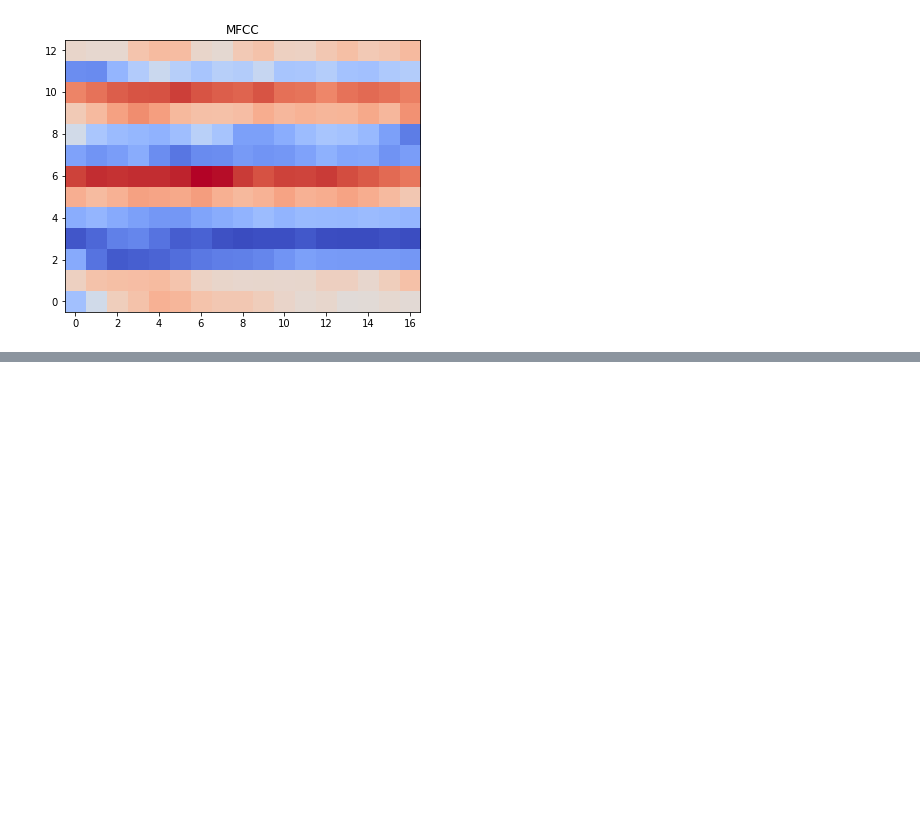
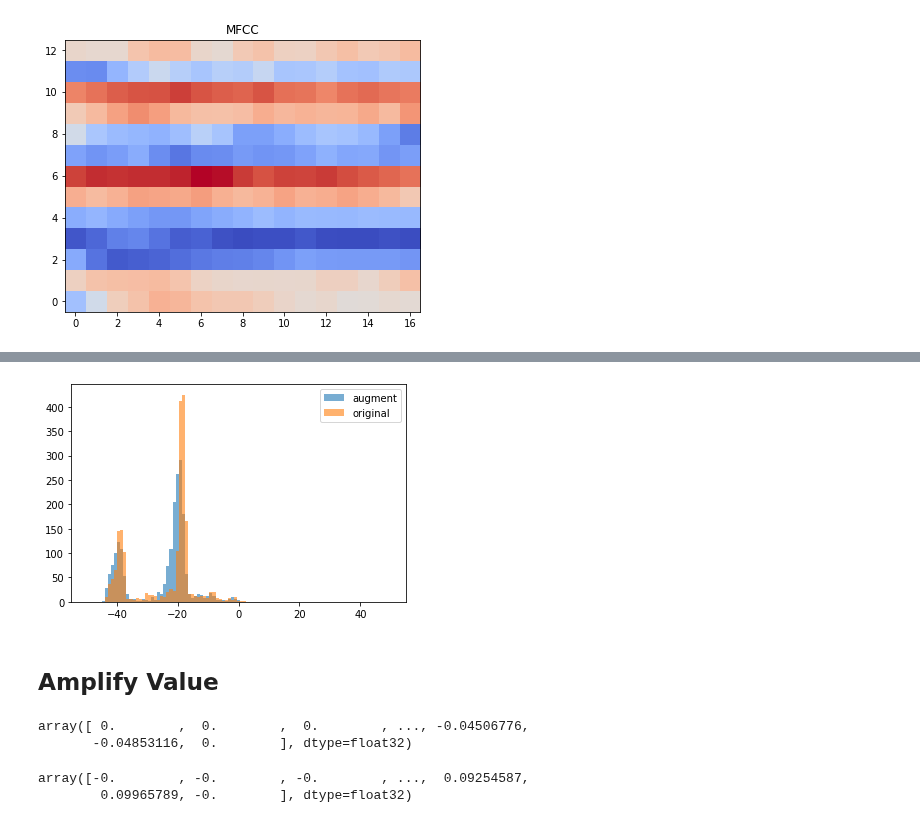
Before and after one commit to thanatlap/master-thesis-vocal-tract-inversion-journal, a Jupyter notebook: misc/Feature_EDA.ipynb, the cells around one changed output, grey strips where cells are left out. Cells and saved outputs as stored; diff of their text form; code cells hidden in the pictures; blank space fills up the shorter version.

```diff
--- a/misc/Feature_EDA.ipynb
+++ b/misc/Feature_EDA.ipynb
@@ -54,0 +97,6 @@ array(['a:;1', 'i:;2', 'a:;1', 'u:;2', 'a:;1', 'e:;2', 'a:;1', 'E;2',
+# %%
+plot_diff_dist(pitch_mfcc, audio_mfcc, mfcc_idx=0)
+# %% [output]
+[figure, added]
+# %% [markdown]
+## Amplify Value
@@ -54,0 +106,10 @@ array(['a:;1', 'i:;2', 'a:;1', 'u:;2', 'a:;1', 'e:;2', 'a:;1', 'E;2',
+# %%
+audio_data[0]
+# %% [output]
+array([ 0.        ,  0.        ,  0.        , ..., -0.04506776,
+       -0.04853116,  0.        ], dtype=float32)
+# %%
+audio_data[0]*np.random.uniform(low=-1.5,high=-3)
+# %% [output]
+array([-0.        , -0.        , -0.        , ...,  0.09254587,
+        0.09965789, -0.        ], dtype=float32)
```
Also changed, not shown: parts of 26 cells of this notebook, 9 other files.
